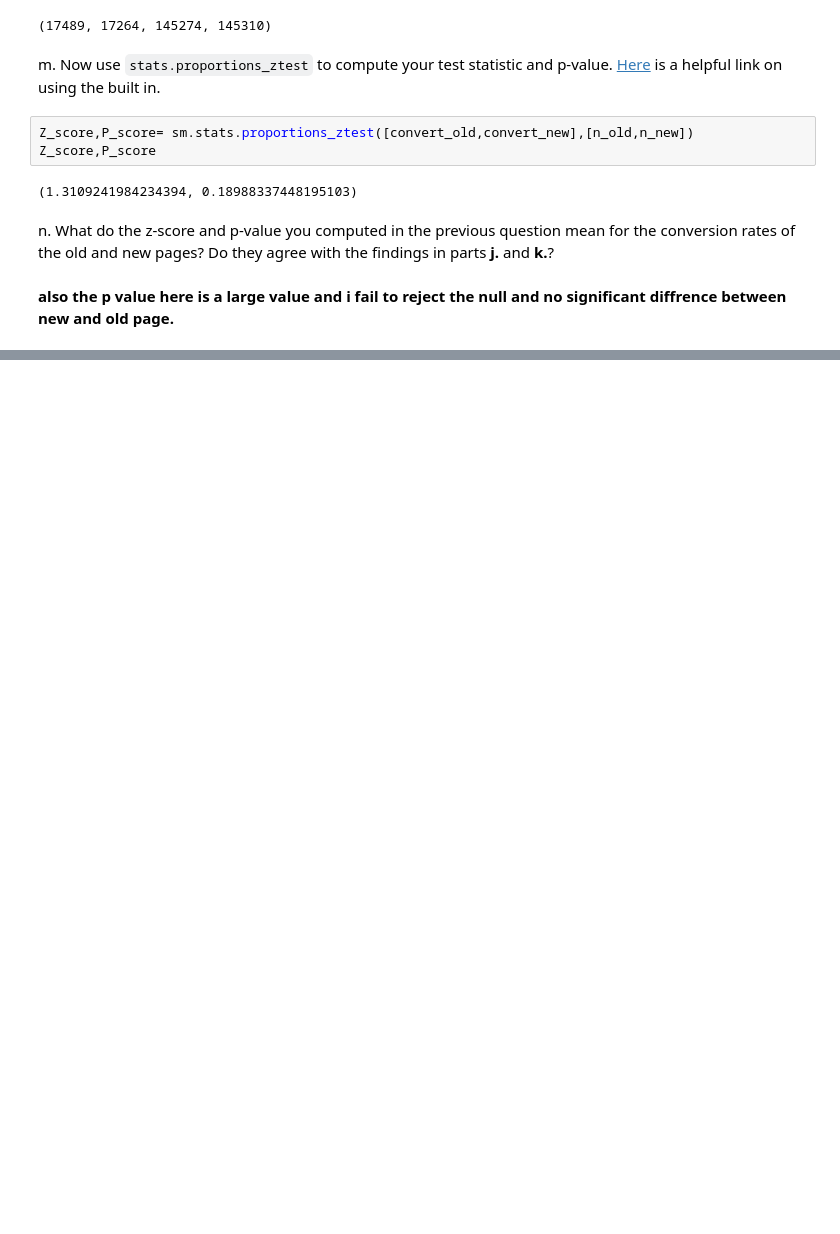
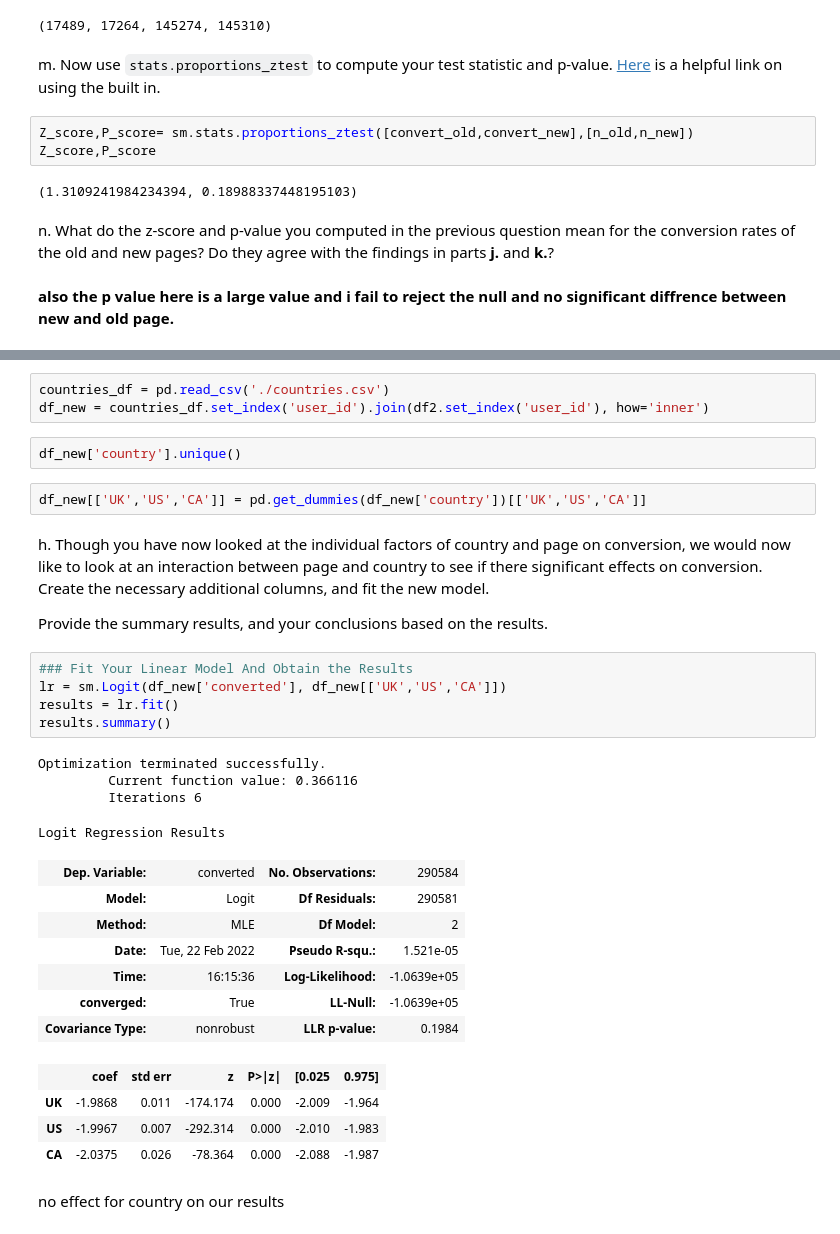
Before and after one commit to Islam-Bayomi/Analyze_AB_test_results, a Jupyter notebook: Analyze_ab_test_results_notebook.ipynb, the cells around one changed output, grey strips where cells are left out. Cells and saved outputs as stored; diff of their text form; blank space fills up the shorter version.

Commit message:
Feat: adding project conclusions

```diff
--- a/Analyze_ab_test_results_notebook.ipynb
+++ b/Analyze_ab_test_results_notebook.ipynb
@@ -343,0 +395,34 @@ n. What do the z-score and p-value you computed in the previous question mean fo
+# %%
+countries_df = pd.read_csv('./countries.csv')
+df_new = countries_df.set_index('user_id').join(df2.set_index('user_id'), how='inner')
+# %%
+df_new['country'].unique()
+# %%
+df_new[['UK','US','CA']] = pd.get_dummies(df_new['country'])[['UK','US','CA']]
+# %% [markdown]
+h. Though you have now looked at the individual factors of country and page on conversion, we would now like to look at an interaction between page and country to see if there significant effects on conversion.  Create the necessary additional columns, and fit the new model.
+
+Provide the summary results, and your conclusions based on the results.
+# %%
+### Fit Your Linear Model And Obtain the Results
+lr = sm.Logit(df_new['converted'], df_new[['UK','US','CA']])
+results = lr.fit()
+results.summary()
+# %% [output]
+Optimization terminated successfully.
+         Current function value: 0.366116
+         Iterations 6
+Logit Regression Results
+| Dep. Variable: | converted | No. Observations: | 290584 |
+| Model: | Logit | Df Residuals: | 290581 |
+| Method: | MLE | Df Model: | 2 |
+| Date: | Tue, 22 Feb 2022 | Pseudo R-squ.: | 1.521e-05 |
+| Time: | 16:15:36 | Log-Likelihood: | -1.0639e+05 |
+| converged: | True | LL-Null: | -1.0639e+05 |
+| Covariance Type: | nonrobust | LLR p-value: | 0.1984 |
+|  | coef | std err | z | P>|z| | [0.025 | 0.975] |
+| UK | -1.9868 | 0.011 | -174.174 | 0.000 | -2.009 | -1.964 |
+| US | -1.9967 | 0.007 | -292.314 | 0.000 | -2.010 | -1.983 |
+| CA | -2.0375 | 0.026 | -78.364 | 0.000 | -2.088 | -1.987 |
+# %% [markdown]
+no effect for country on our results
```
Also changed, not shown: parts of 15 cells of this notebook.
